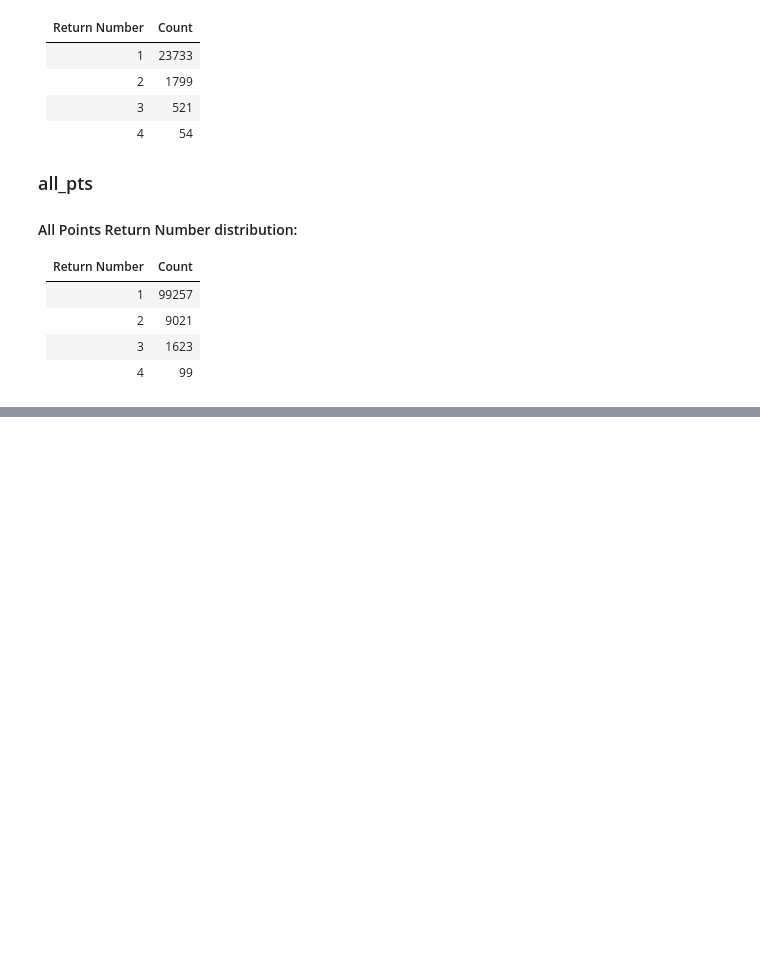
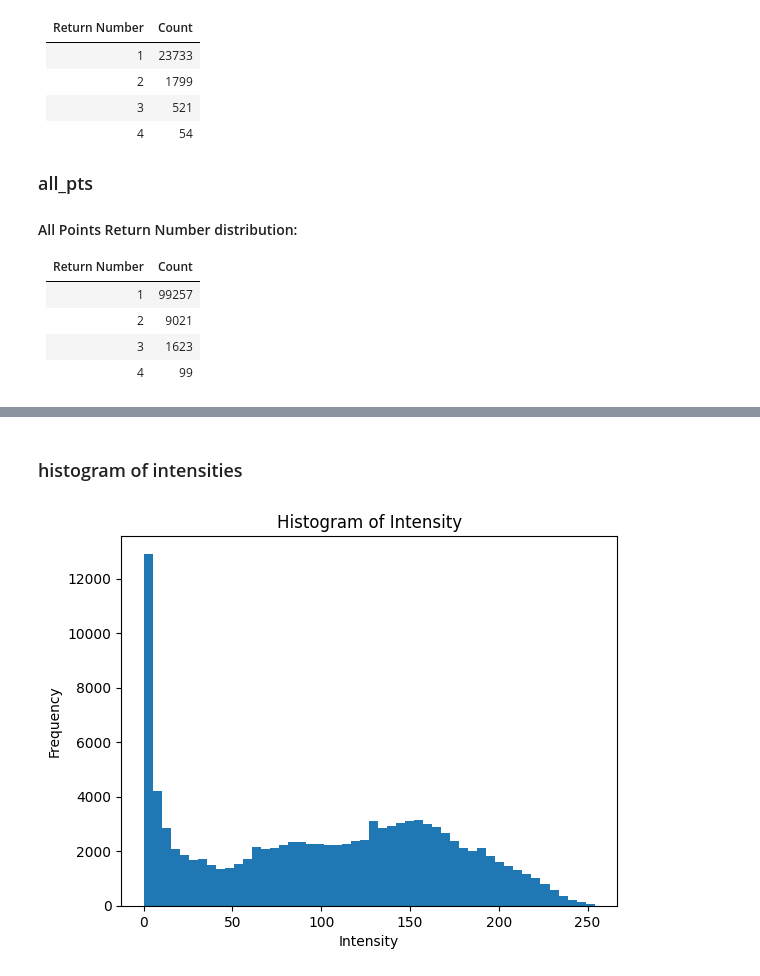
Before and after one commit to Hermann-web/LAS_Converter, a Jupyter notebook: test.ipynb, the cells around one changed output, grey strips where cells are left out. Saved outputs shown, nothing was run; the diff lists cells and outputs as text; code cells hidden in the pictures; blank space fills up the shorter version.

Commit message:
finish visualization+conversion project

```diff
--- a/test.ipynb
+++ b/test.ipynb
@@ -247,0 +441,25 @@ print(np.unique(infile.classification))
+# %%
+import laspy
+import numpy as np
+import pandas as pd
+import matplotlib.pyplot as plt
+
+infile = laspy.read("data/autzen_trim.laz")
+# infile = laspy.read("data/simple1_4.las")
+
+# Read point data into a Pandas DataFrame
+point_data = pd.DataFrame({key:list(getattr(infile, key)) for key in infile._points.point_format.dimension_names })
+
+# {
+#     "X": las.x,
+#     "Y": las.y,
+#     "Z": las.z,
+#     "Intensity": las.intensity,
+#     "Classification": las.raw_classification,
+#     "ScanAngle": las.scan_angle_rank,
+#     "PointSourceID": las.point_source_id,
+#     "GPSTime": las.gps_time,
+#     "Red": las.red,
+#     "Green": las.green,
+#     "Blue": las.blue,
+# }
@@ -247,0 +503,11 @@ print(np.unique(infile.classification))
+# %% [markdown]
+### histogram of intensities
+# %%
+# Plot a histogram of intensities
+plt.hist(point_data["intensity"], bins=50)
+plt.xlabel("Intensity")
+plt.ylabel("Frequency")
+plt.title("Histogram of Intensity")
+plt.show()
+# %% [output]
+[figure, added]
```
Also changed, not shown: parts of 50 cells of this notebook.
